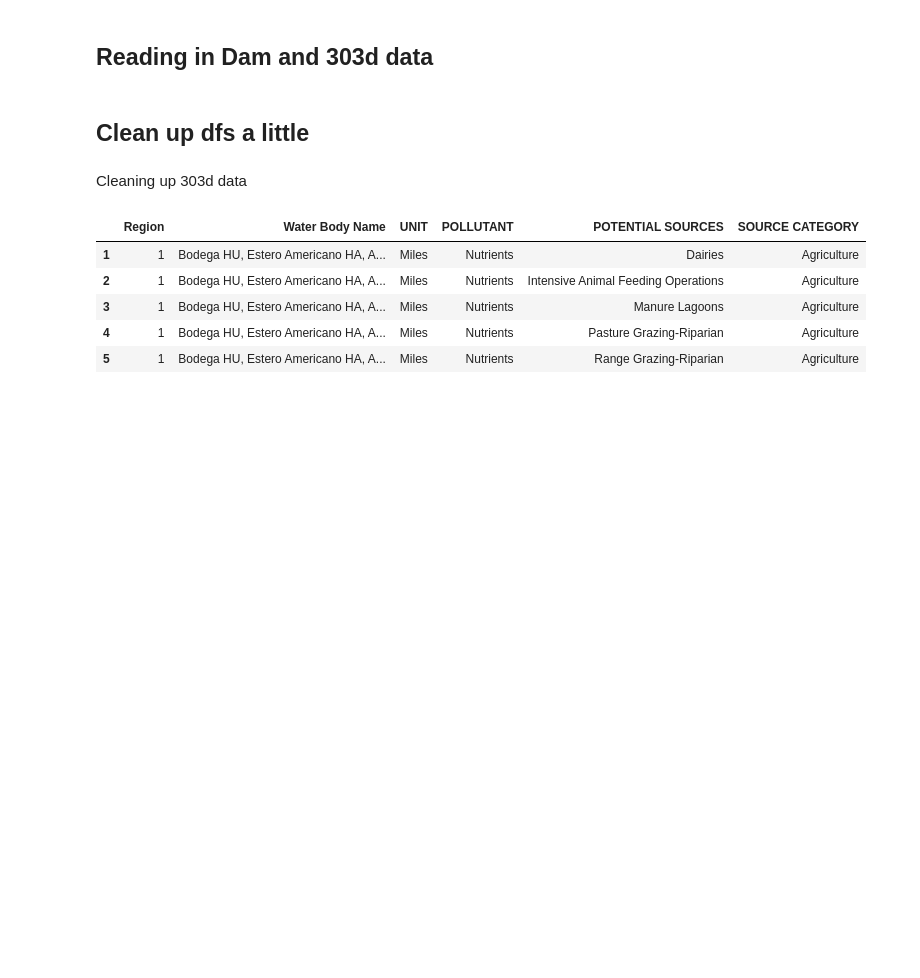
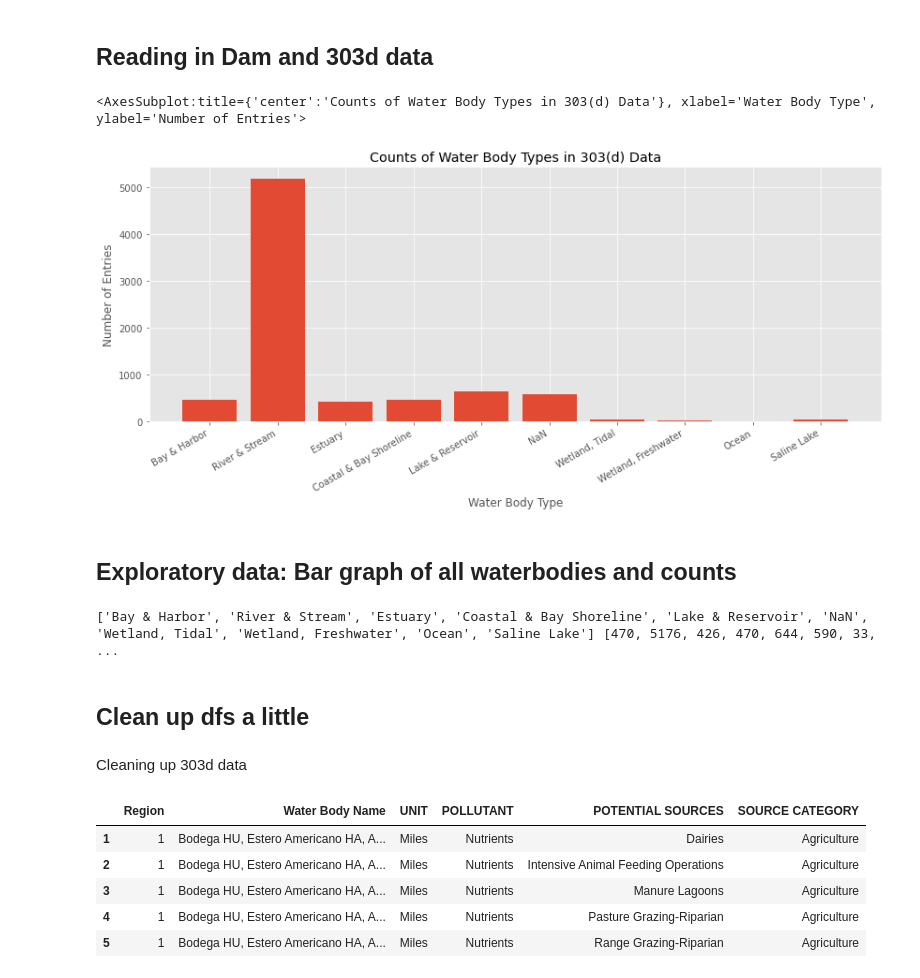
Before and after one commit to puga-42/Are-we-fixing-our-dammed-rivers, a Jupyter notebook: dammed_rivers.ipynb, the cells around one changed output. Saved outputs shown, nothing was run; the diff lists cells and outputs as text; code cells hidden in the pictures; blank space fills up the shorter version.

```diff
--- a/dammed_rivers.ipynb
+++ b/dammed_rivers.ipynb
@@ -14,3 +31,29 @@ cal_dams = pd.read_csv('ca_dams.csv')
+# %%
+plot_water_bodies(body_list, amount_list, 'Number of Water Body Types', (14, 5))
+# %% [output]
+<AxesSubplot:title={'center':'Counts of Water Body Types in 303(d) Data'}, xlabel='Water Body Type', ylabel='Number of Entries'>
+[figure, added]
+# %% [markdown]
+## Exploratory data: Bar graph of all waterbodies and counts
+# %%
+body_dict = {}
+impaired_waters_df['WATER BODY TYPE'] = impaired_waters_df['WATER BODY TYPE'].fillna('Null')
+
+for body in impaired_waters_df['WATER BODY TYPE']:
+    if body in body_dict:
+        body_dict[body] += 1
+    else:
+        body_dict[body] = 1
+
+body_list = []
+amount_list = []
+for k, v in body_dict.items():
+    body_list.append(k)
+    amount_list.append(int(v))
+
+print(body_list, amount_list)
+# %% [output]
+['Bay & Harbor', 'River & Stream', 'Estuary', 'Coastal & Bay Shoreline', 'Lake & Reservoir', 'NaN', 'Wetland, Tidal', 'Wetland, Freshwater', 'Ocean', 'Saline Lake'] [470, 5176, 426, 470, 644, 590, 33, ...
 # %% [markdown]
 ## Clean up dfs a little
 # %% [markdown]
```
Also changed, not shown: parts of 14 cells of this notebook, 1 other file.
